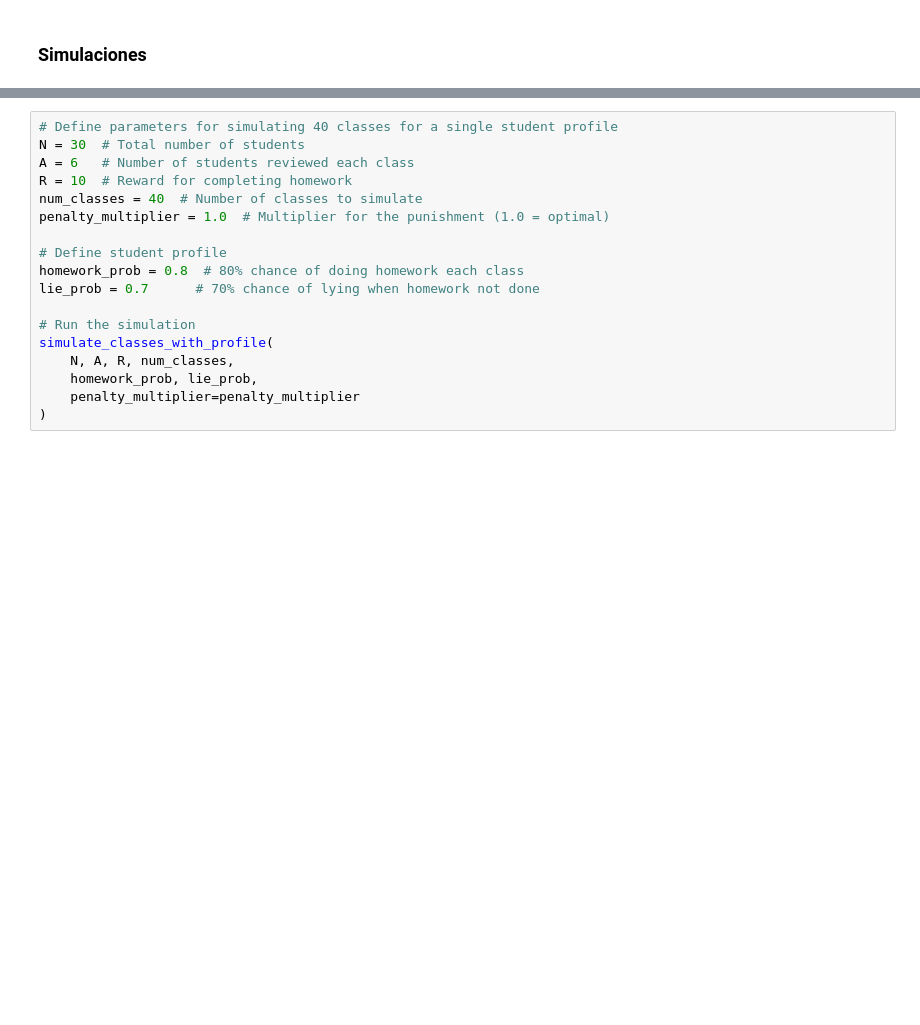
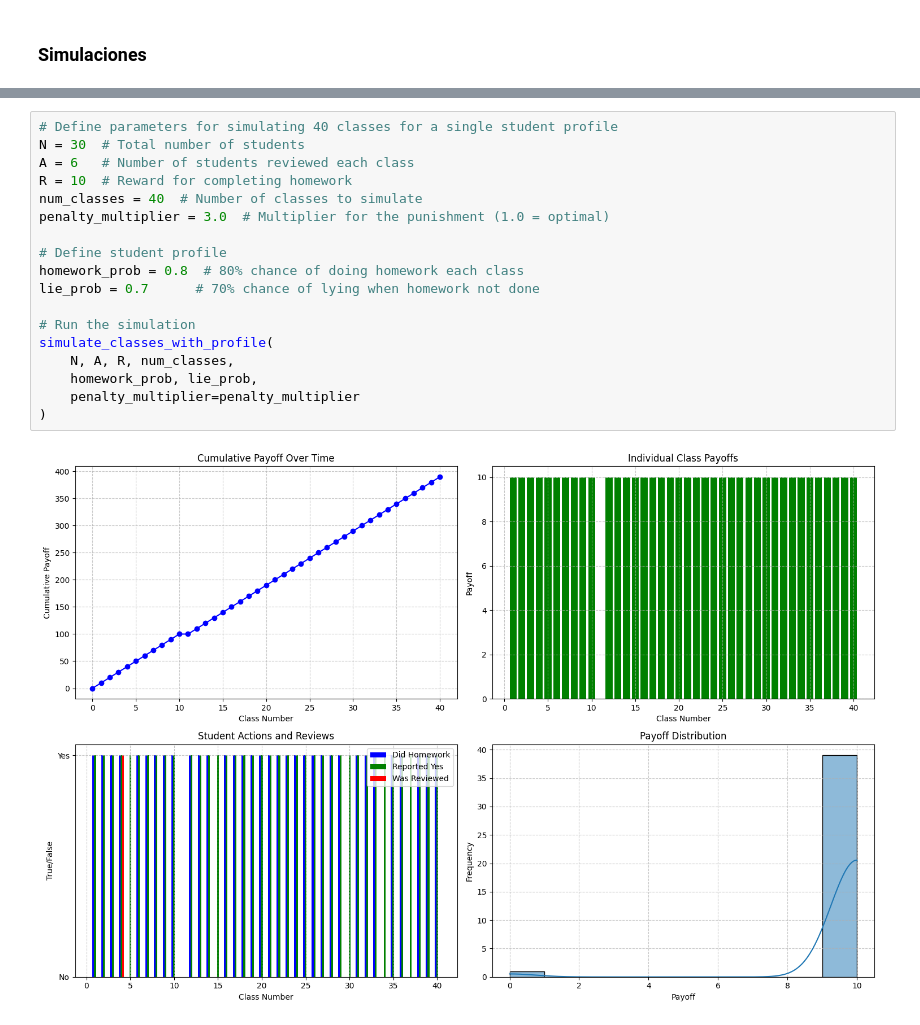
Before and after one commit to sonder-art/ia_p25, a Jupyter notebook: curso/temas/07_disenno_de_mecanismos/01_tareas.ipynb, the cells around one changed output, grey strips where cells are left out. Drawn from its saved outputs; the diff is of its cells as text; blank space fills up the shorter version.

```diff
--- a/curso/temas/07_disenno_de_mecanismos/01_tareas.ipynb
+++ b/curso/temas/07_disenno_de_mecanismos/01_tareas.ipynb
@@ -533,18 +567,20 @@ visualize_punishment_vs_review_ratio(A_N_ratios, R)
 # %%
 # Define parameters for simulating 40 classes for a single student profile
 N = 30  # Total number of students
 A = 6   # Number of students reviewed each class
 R = 10  # Reward for completing homework
 num_classes = 40  # Number of classes to simulate
-penalty_multiplier = 1.0  # Multiplier for the punishment (1.0 = optimal)
+penalty_multiplier = 3.0  # Multiplier for the punishment (1.0 = optimal)
 
 # Define student profile
 homework_prob = 0.8  # 80% chance of doing homework each class
 lie_prob = 0.7      # 70% chance of lying when homework not done
 
 # Run the simulation
 simulate_classes_with_profile(
     N, A, R, num_classes,
     homework_prob, lie_prob,
     penalty_multiplier=penalty_multiplier
 )
+# %% [output]
+[figure, added]
```
Also changed, not shown: parts of 4 cells of this notebook, 27 other files.
